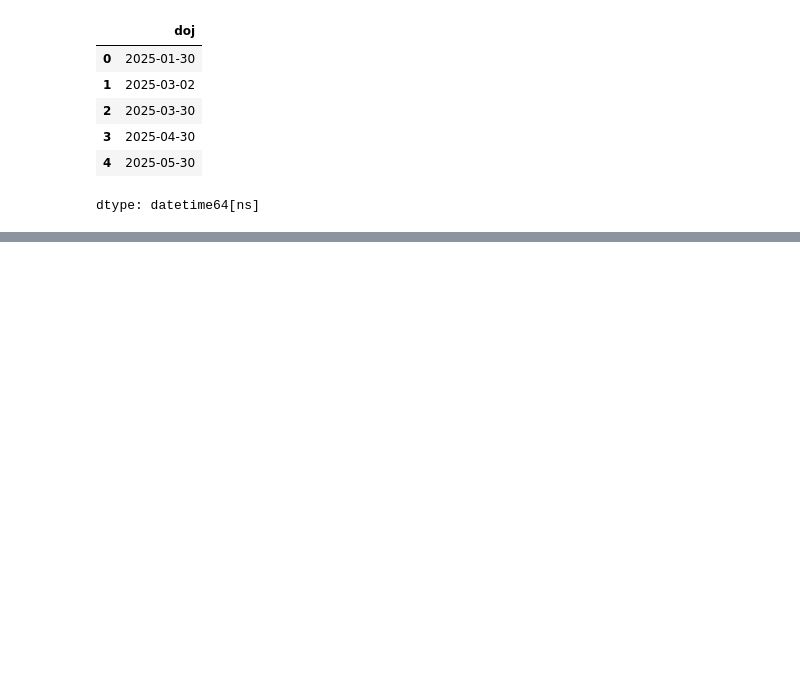
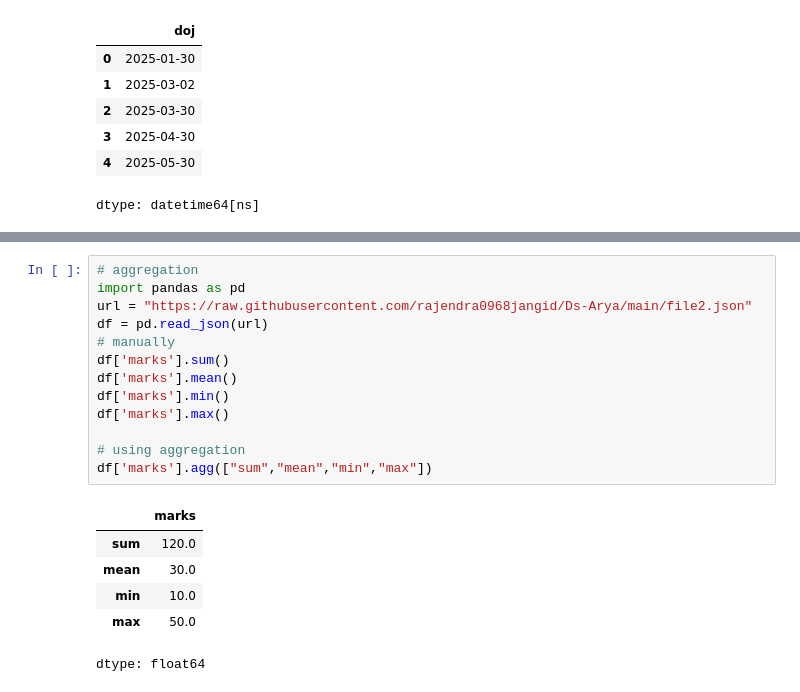
Before and after one commit to Vanshu2374/data-science-45-days, a Jupyter notebook: grass1.ipynb, the cells around one changed output, grey strips where cells are left out. Cells and saved outputs as stored; diff of their text form; blank space fills up the shorter version.

```diff
--- a/grass1.ipynb
+++ b/grass1.ipynb
@@ -145,0 +183,20 @@ dtype: datetime64[ns]
+# %%
+# aggregation
+import pandas as pd
+url = "https://raw.githubusercontent.com/rajendra0968jangid/Ds-Arya/main/file2.json"
+df = pd.read_json(url)
+# manually
+df['marks'].sum()
+df['marks'].mean()
+df['marks'].min()
+df['marks'].max()
+
+# using aggregation
+df['marks'].agg(["sum","mean","min","max"])
+# %% [output]
+|  | marks |
+| sum | 120.0 |
+| mean | 30.0 |
+| min | 10.0 |
+| max | 50.0 |
+dtype: float64
```
Also changed, not shown: parts of 3 cells of this notebook.
